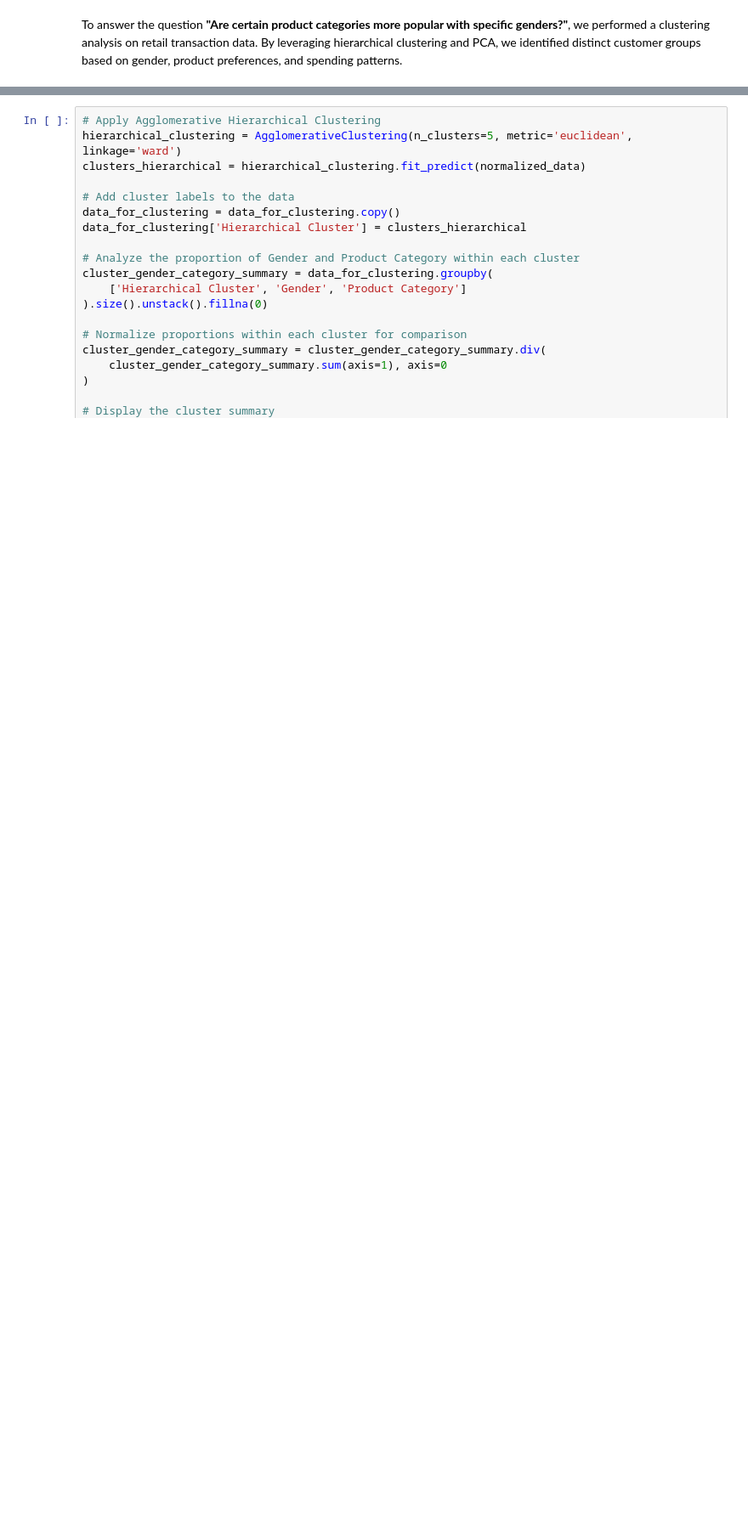
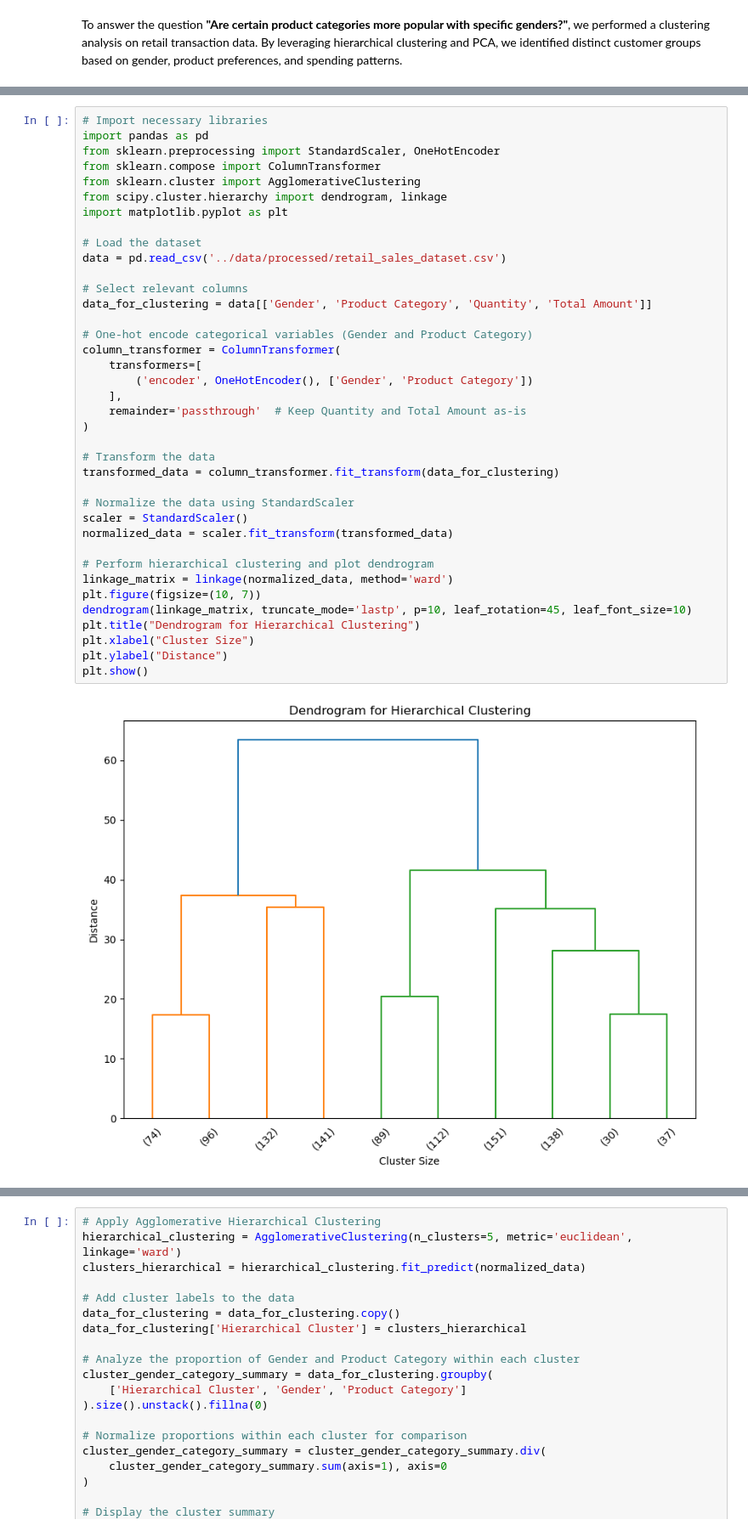
Before and after one commit to Team9DSI/Retail-Sales-and-Customer-Demographics, a Jupyter notebook: models/product_categories_vs_gender.ipynb, the cells around one changed output, grey strips where cells are left out. Shown at 85% size. Drawn from its saved outputs; the diff is of its cells as text; blank space fills up the shorter version.

Commit message:
finalized the notebooks new_vs_returning-2.ipynb and product_categories_vs_gender.ipynb

```diff
--- a/models/product_categories_vs_gender.ipynb
+++ b/models/product_categories_vs_gender.ipynb
@@ -2,0 +9,40 @@ To answer the question **"Are certain product categories more popular with speci
+# %%
+# Import necessary libraries
+import pandas as pd
+from sklearn.preprocessing import StandardScaler, OneHotEncoder
+from sklearn.compose import ColumnTransformer
+from sklearn.cluster import AgglomerativeClustering
+from scipy.cluster.hierarchy import dendrogram, linkage
+import matplotlib.pyplot as plt
+
+# Load the dataset
+data = pd.read_csv('../data/processed/retail_sales_dataset.csv')
+
+# Select relevant columns
+data_for_clustering = data[['Gender', 'Product Category', 'Quantity', 'Total Amount']]
+
+# One-hot encode categorical variables (Gender and Product Category)
+column_transformer = ColumnTransformer(
+    transformers=[
+        ('encoder', OneHotEncoder(), ['Gender', 'Product Category'])
+    ],
+    remainder='passthrough'  # Keep Quantity and Total Amount as-is
+)
+
+# Transform the data
+transformed_data = column_transformer.fit_transform(data_for_clustering)
+
+# Normalize the data using StandardScaler
+scaler = StandardScaler()
+normalized_data = scaler.fit_transform(transformed_data)
+
+# Perform hierarchical clustering and plot dendrogram
+linkage_matrix = linkage(normalized_data, method='ward')
+plt.figure(figsize=(10, 7))
+dendrogram(linkage_matrix, truncate_mode='lastp', p=10, leaf_rotation=45, leaf_font_size=10)
+plt.title("Dendrogram for Hierarchical Clustering")
+plt.xlabel("Cluster Size")
+plt.ylabel("Distance")
+plt.show()
+# %% [output]
+[figure, added]
```
Also changed, not shown: parts of 4 cells of this notebook, 1 other file.
